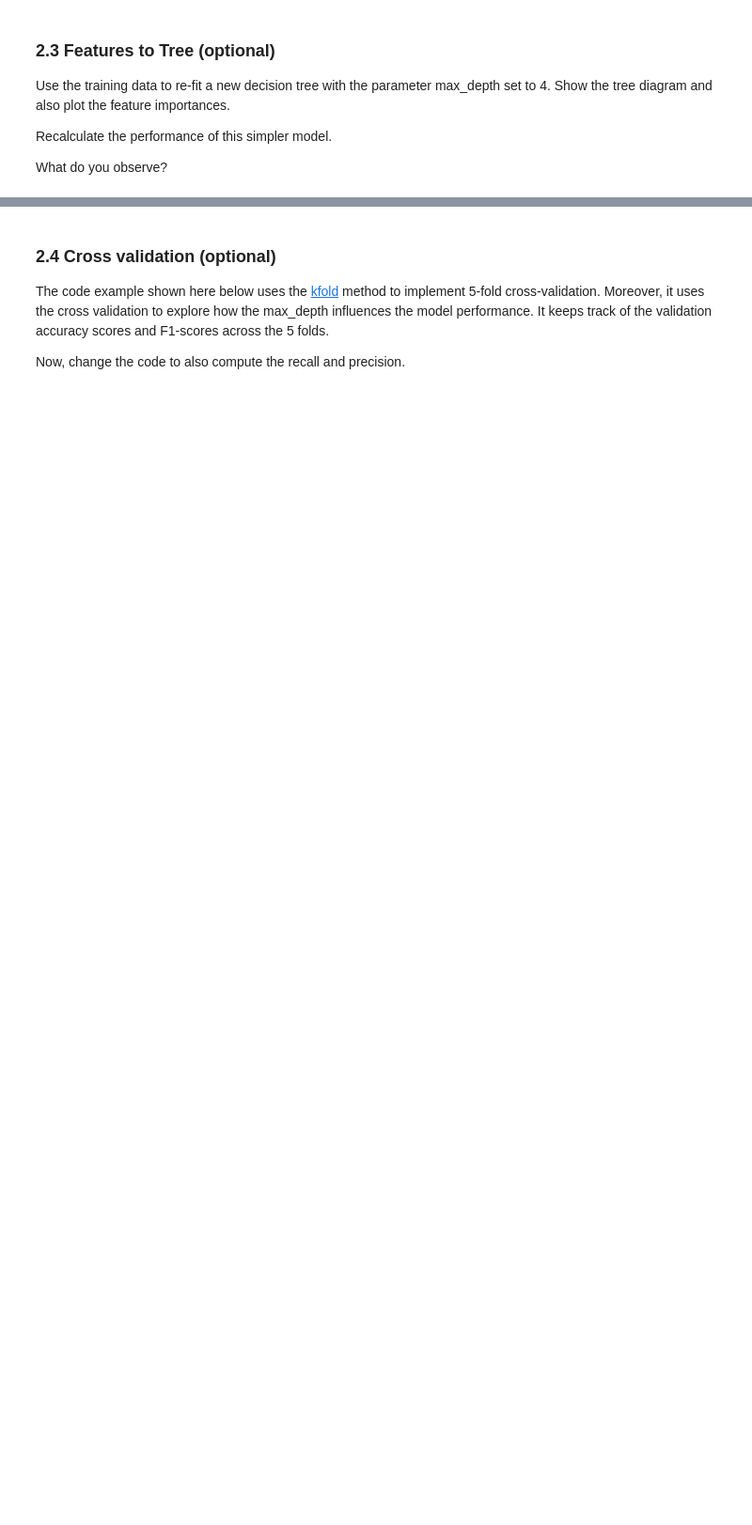
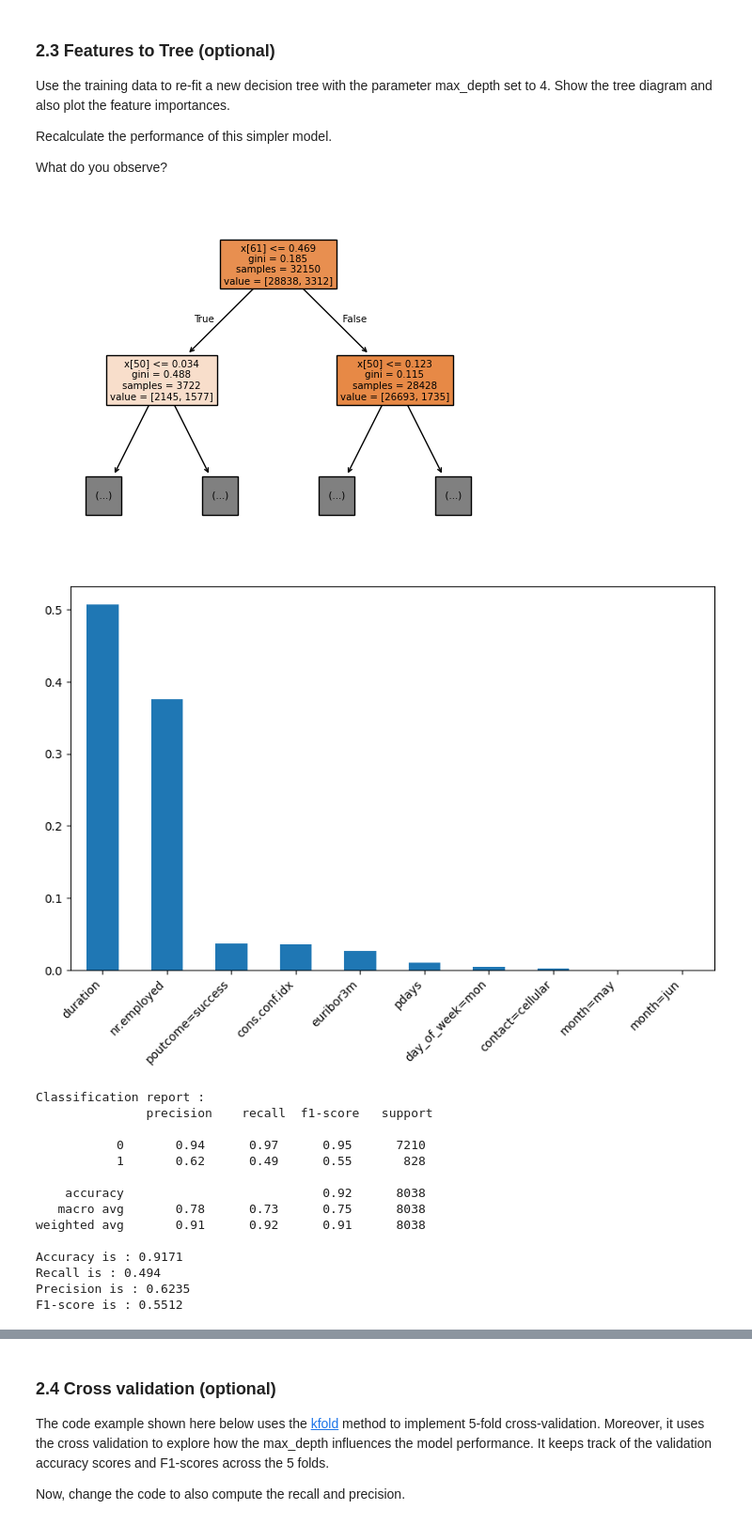
Before and after one commit to Zi-lon/Applications-of-machine-learning, a Jupyter notebook: Assignment 1/Assignment 1.ipynb, the cells around one changed output, grey strips where cells are left out. Shown at 94% size. Cells and saved outputs as stored; diff of their text form; code cells hidden in the pictures; blank space fills up the shorter version.

```diff
--- a/Assignment 1/Assignment 1.ipynb
+++ b/Assignment 1/Assignment 1.ipynb
@@ -326,0 +329,61 @@ What do you observe?
+# %%
+# use the model to make predictions for the test data set
+
+from sklearn import tree
+from sklearn.tree import DecisionTreeClassifier
+
+# TODO: learn a decision tree with maximal depth 4
+maxDiepte = 4
+
+cl = tree.DecisionTreeClassifier(max_depth = maxDiepte)
+cl = cl.fit(X_, y_)
+
+# TODO: plot the tree
+tree.plot_tree(cl, max_depth=1, filled= True)
+
+# TODO: plot the feature importances
+importances = pd.Series(cl.feature_importances_, index=features)
+top_importances = importances.sort_values(ascending=False).head(10)
+
+fig, ax = plt.subplots(figsize=(10, 6))
+top_importances.plot.bar(ax=ax)
+plt.xticks(rotation=45, ha='right')
+plt.show()
+
+
+# TODO: compute accuracy, recall, precision, and f1 score
+from sklearn.metrics import classification_report, confusion_matrix, accuracy_score
+from sklearn.metrics import precision_score, recall_score, f1_score, ConfusionMatrixDisplay
+
+# use the model to make predictions for the test data set
+y_pred = cl.predict(X_heldout)
+
+print(f"Classification report : \n {classification_report(y_heldout, y_pred)}")
+# TODO: compute accuracy, recall, precision, and f1 score
+print(f"Accuracy is : {round(accuracy_score(y_heldout,y_pred), 4)}")
+print(f"Recall is : {round(recall_score(y_heldout, y_pred),4)}")
+print(f"Precision is : {round(precision_score(y_heldout, y_pred),4)}")
+print(f"F1-score is : {round(f1_score(y_heldout, y_pred), 4)}")
+
+confusionMatrix = confusion_matrix(y_heldout, y_pred, labels=cl.classes_)
+disp = ConfusionMatrixDisplay(confusion_matrix=confusionMatrix,
+                              display_labels=cl.classes_)
+disp.plot()
+plt.show()
+# %% [output]
+[figure, added]
+[figure, added]
+Classification report :
+               precision    recall  f1-score   support
+
+           0       0.94      0.97      0.95      7210
+           1       0.62      0.49      0.55       828
+
+    accuracy                           0.92      8038
+   macro avg       0.78      0.73      0.75      8038
+weighted avg       0.91      0.92      0.91      8038
+
+Accuracy is : 0.9171
+Recall is : 0.494
+Precision is : 0.6235
+F1-score is : 0.5512
```
Also changed, not shown: parts of 8 cells of this notebook.
